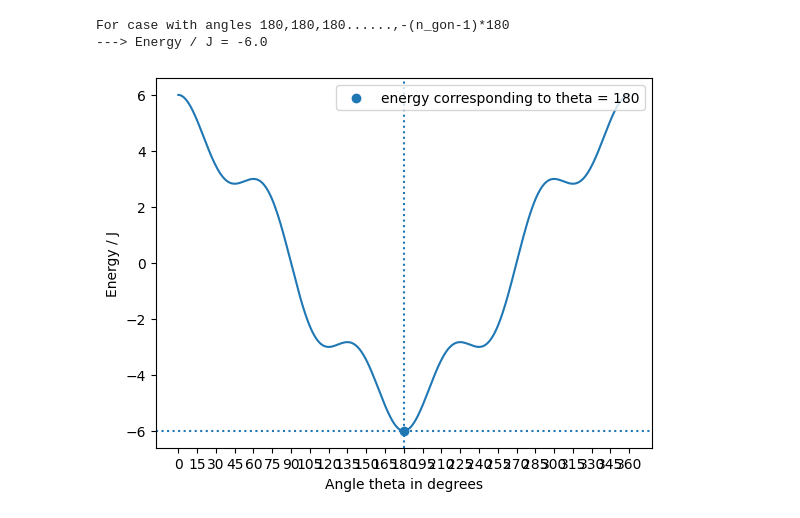
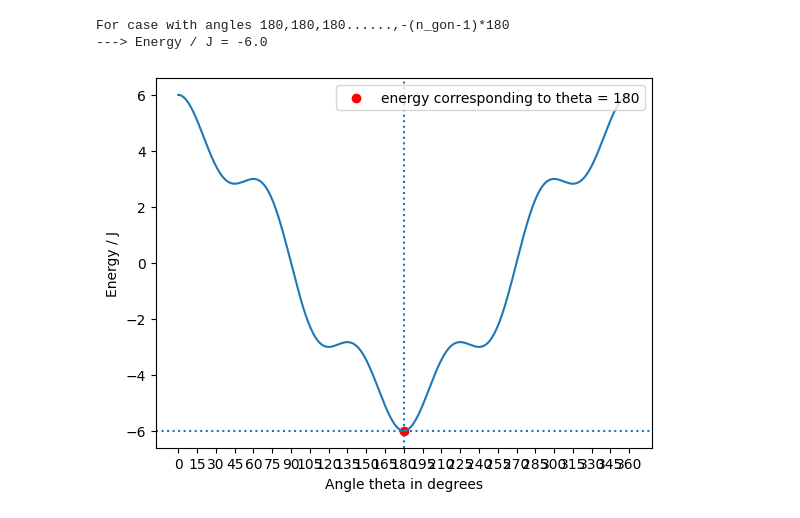
Before and after one commit to ronakchhajed2002-hue/ms_thesis_work, a Jupyter notebook: 31-07-26/Energy_calc.ipynb, the cells around one changed output. Saved outputs shown, nothing was run; the diff lists cells and outputs as text; code cells hidden in the pictures.

```diff
--- a/31-07-26/Energy_calc.ipynb
+++ b/31-07-26/Energy_calc.ipynb
@@ -15,33 +15,33 @@ n_gon = 6
 
 #Case with angles 180,180,180......,-(n_gon-1)*180
 theta_n = np.zeros(n_gon) + np.array([180])
 theta_n[n_gon - 1] = 0
 theta_n[n_gon - 1] = (-1) * np.sum(theta_n)
 theta_n = np.radians(theta_n)
 energy = Energy_theta_n(theta_n)
 print("For case with angles 180,180,180......,-(n_gon-1)*180")
 print(f"---> Energy / J = {energy}")
 
 theta_d = np.linspace(0, 360, 500)
 theta_r = np.radians(theta_d)
 
-#Symmetry of the problem allows all thetas to be equal to find the minima
+#By using necessary conditon for minima for partial derivatives = 0, we get all thetas equal
 E_theta = (n_gon -1) * np.cos(theta_r) + np.cos((n_gon -1) * theta_r)
 
 #plotting energy vs theta
 xticks = np.linspace(0, 360, n_gon*4 + 1)
 yticks = (n_gon -1) * np.cos(xticks) + np.cos((n_gon -1) * xticks)
 plt.plot(theta_d, E_theta)
 plt.xlabel("Angle theta in degrees")
 plt.ylabel("Energy / J")
 plt.xticks(xticks)
-plt.scatter(180, energy, label="energy corresponding to theta = 180")
+plt.scatter(180, energy, label="energy corresponding to theta = 180", color="red")
 plt.axhline(y=energy, linestyle=':')
 plt.axvline(x=180, linestyle=':')
 plt.legend(loc='upper right')
 plt.savefig('energy_plot.png', dpi=300)
 plt.show()
 # %% [output]
 For case with angles 180,180,180......,-(n_gon-1)*180
 ---> Energy / J = -6.0
-[figure, old version]
+[figure, new version]
```
Also changed, not shown: 1 other file.
